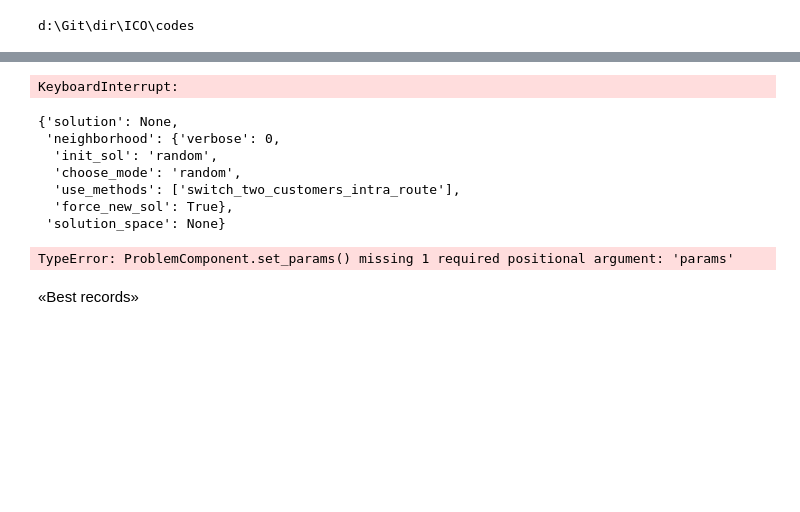
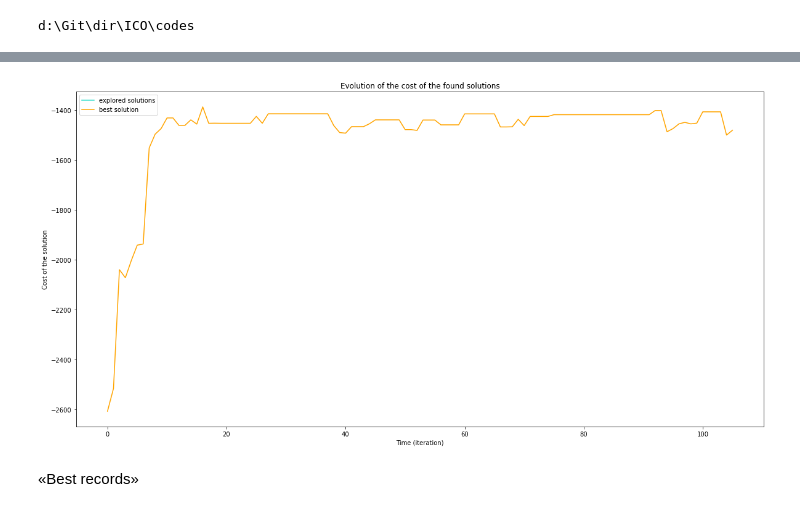
Before and after one commit to pabloskewes/ICO, a Jupyter notebook: codes/notebooks/GA.ipynb, the cells around one changed output, grey strips where cells are left out. Cells and saved outputs as stored; diff of their text form; code cells hidden in the pictures; blank space fills up the shorter version.

```diff
--- a/codes/notebooks/GA.ipynb
+++ b/codes/notebooks/GA.ipynb
@@ -20,7 +20,6 @@ context = load_solomon('simple.csv', nb_cust=10, vehicle_speed=100)
 vrptw = VRPTW(context)
 neighborhood_params={   'verbose':0,
                         'init_sol':'random',
-                        'choose_mode':'random',
-                        'use_methods':['switch_two_customers_intra_route'],
+                        'choose_mode':'inter_route_swap',
                         'force_new_sol': True
                     }
@@ -29,4 +26 @@ neighborhood_params={   'verbose':0,
-# %%
-sa=SimulatedAnnealing(t0=30,neighborhood_params=neighborhood_params)
-sa.fit_search(vrptw)
 # %%
@@ -41,20 +53,4 @@ TypeError: ProblemComponent.set_params() missing 1 required positional argument:
-# %%
-new_sol=sa.fit_search(vrptw)
-# %% [output]
-KeyboardInterrupt:
 # %%
-instance.init()
+instance.plot_evolution_cost()
+# %% [output]
+[figure, added]
-# %%
-instance.params
-# %% [output]
-{'solution': None,
- 'neighborhood': {'verbose': 0,
-  'init_sol': 'random',
-  'choose_mode': 'random',
-  'use_methods': ['switch_two_customers_intra_route'],
-  'force_new_sol': True},
- 'solution_space': None}
-# %%
-instance.search()
-# %% [output]
-TypeError: ProblemComponent.set_params() missing 1 required positional argument: 'params'
```
Also changed, not shown: parts of 5 cells of this notebook, 1 other file.
